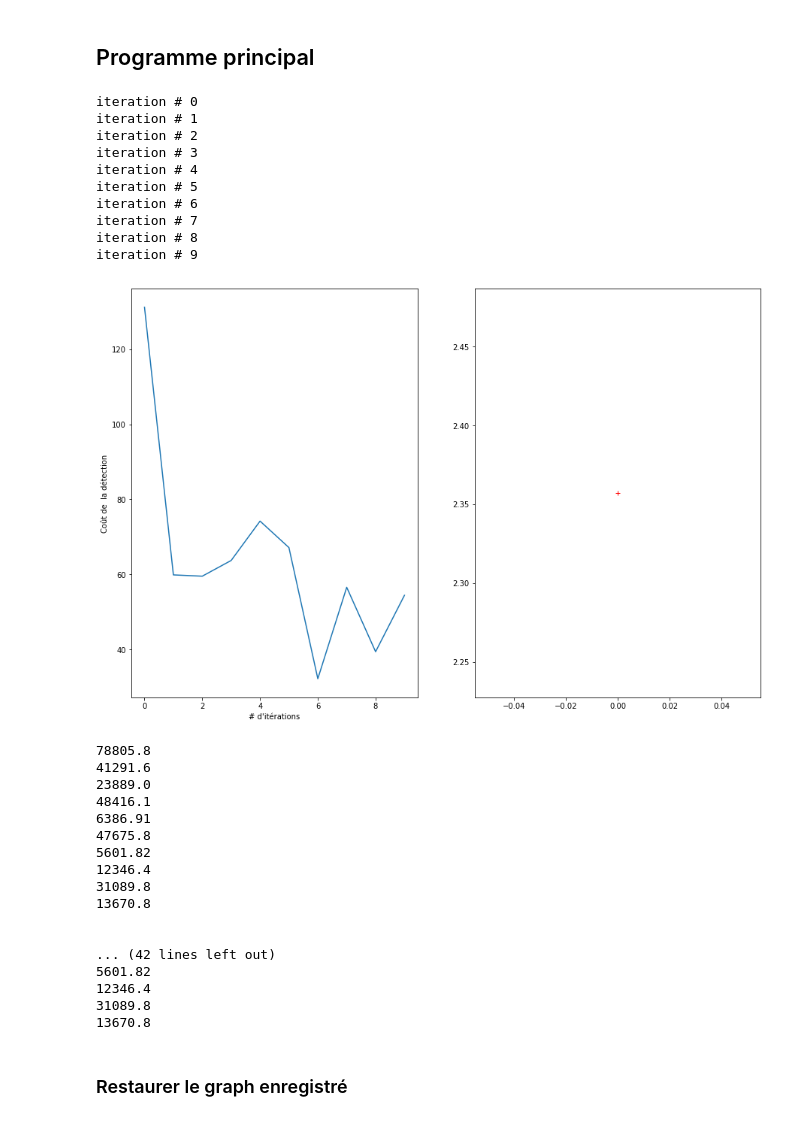
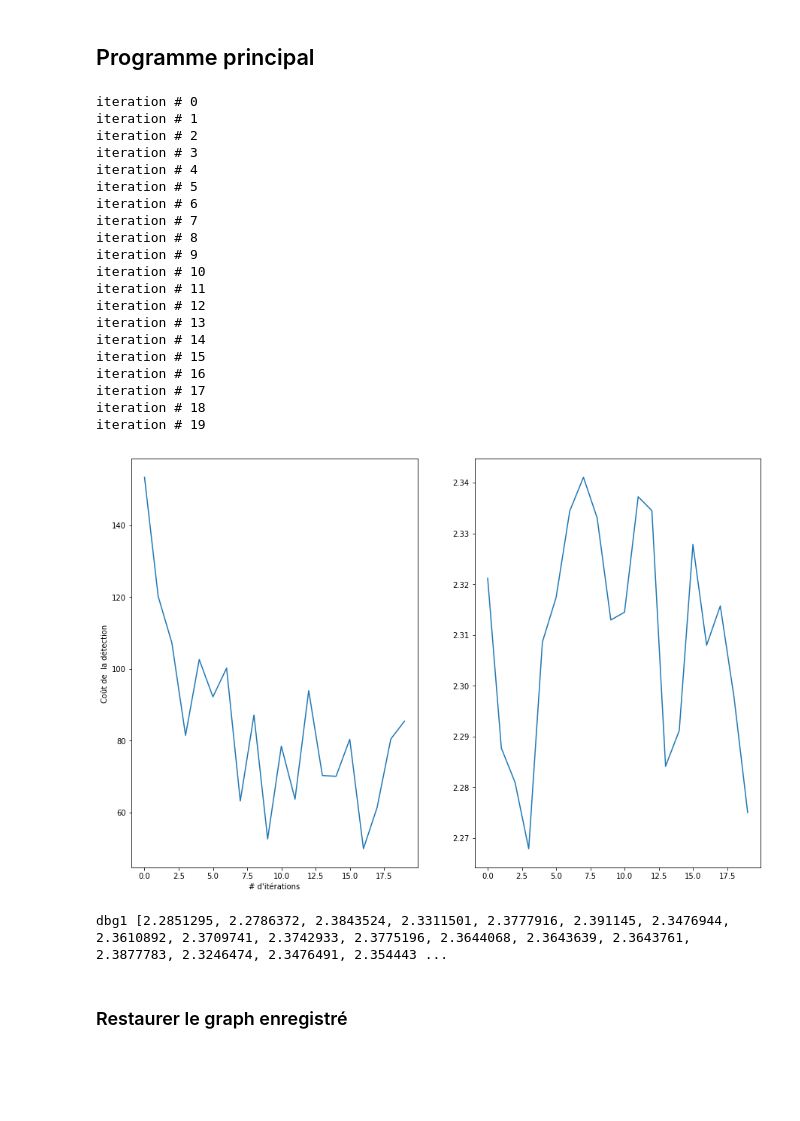
Before and after one commit to pierrealbiges/ActiveVision, a Jupyter notebook: Notebooks/mnist-logPolar-encoding.ipynb, the cells around one changed output. Cells and saved outputs as stored; diff of their text form; code cells hidden in the pictures; blank space fills up the shorter version.

```diff
--- a/Notebooks/mnist-logPolar-encoding.ipynb
+++ b/Notebooks/mnist-logPolar-encoding.ipynb
@@ -320,10 +320,10 @@ sess = tf.Session()
 ### Définir les paramètres principaux
 # %%
 # Paramètres d'apprentissage
-batch_size = 100
-iterations = 10
+batch_size = 300
+iterations = 20
 alpha_detect = 0.001
-alpha_classif = 0.6
+alpha_classif = 0.3 #valeur d'origine : 0.3, augmentation en cours pour tests
 # %%
 # Paramètre de la transformation logPolar
 N_theta, N_orient, N_scale, N_phase = 6, 8, 5, 2
@@ -368,11 +368,9 @@ cost_classif = tf.nn.softmax_cross_entropy_with_logits(labels=labels, logits=cla
 
 cost_detect_graph, cost_classif_graph = [], []
 
-# Lancer l'apprentissage
+# Définition des entraîneurs
 optimizer_detect = tf.train.GradientDescentOptimizer(alpha_detect).minimize(cost_detect) #AdamOptimizer(0.001)
 optimizer_classif = tf.train.GradientDescentOptimizer(alpha_classif).minimize(cost_classif)
-
-summaries = tf.summary.merge_all()
 
 for it in range(iterations):
     print('iteration #', it)
@@ -382,7 +380,6 @@ for it in range(iterations):
 
     #Entrainement détecteur
     values, coord_values = [], []
-    num_x = 0
     for x in batch[0]:
         i_offset, j_offset = minmax(int(np.random.randn() * 15), 40), minmax(int(np.random.randn() * 15), 40)
         coord_values += [(i_offset, j_offset)]
@@ -391,18 +388,17 @@ for it in range(iterations):
         v = phi_vectorial @ np.ravel(image)
         values += [v]
 
-        num_x += 1
+    sess.run(optimizer_detect, {x_train: values, coord: coord_values}) # Lancer l'entraînement
 
-    sess.run(optimizer_detect, {x_train: values, coord: coord_values})
-
+    # Prépration graphiques
     cost_detect_value = sess.run(cost_detect, {x_train : values, coord: coord_values})
     cost_detect_graph += [cost_detect_value]
 
-    # Entrainement classifier (images proches de la fovea)
+    # Entrainement classifier (contexte : images proches de la fovea)
     values, labels_values = [], []
     num_x = 0
     for x in batch[0]:
-        i_offset, j_offset = minmax(int(np.random.randn() * 4), 4), minmax(int(np.random.randn() * 4), 4)
+        i_offset, j_offset = minmax(int(np.random.randn() * 2), 2), minmax(int(np.random.randn() * 2), 2)
         labels_values += [batch[1][num_x]]
         image = mnist_reshape_128(x, i_offset=i_offset, j_offset=j_offset)
         v = phi_vectorial @ np.ravel(image)
@@ -410,65 +406,57 @@ for it in range(iterations):
 
         num_x += 1
 
-    sess.run(optimizer_classif, {x_train: values, labels: labels_values})
+    sess.run(optimizer_classif, {x_train: values, labels: labels_values}) # Lancer l'entraînement
 
+    # Préparations graphiques
     cost_classif_value = sess.run(cost_classif, {x_train: values, labels: labels_values})
     cost_classif_graph += [np.mean(cost_classif_value)]
 
     # Sauvegarder le graph
     #save_path = "/home/pimt/Documents/Notebooks/TF_graph_logpolar.ckpt"
     #saver.save(sess, save_path)
     #print("Model saved in file: %s" % save_path)
 
 # Intégration graphique
 
 plt.subplot(122)
-plt.plot(np.mean(cost_classif_graph), 'r+')
+plt.plot(cost_classif_graph)
 
 plt.subplot(121)
 plt.plot(cost_detect_graph)
 plt.xlabel("# d'itérations")
 plt.ylabel('Coût de  la détection')
 #fig.text(0.5, 0.27, 'Coordonnée j', ha='center', fontsize=25)
 #fig.text(0.07, 0.5, 'Coordonnée i', va='center', rotation='vertical', fontsize=25)
 #fig.text(0.15, 0.645, 'A', ha='center', fontsize=30)
 #fig.text(0.575, 0.645, 'B', ha='center', fontsize=30)
 plt.show()
 # %% [output]
 iteration # 0
 iteration # 1
 iteration # 2
 iteration # 3
 iteration # 4
 iteration # 5
 iteration # 6
 iteration # 7
 iteration # 8
 iteration # 9
+iteration # 10
+iteration # 11
+iteration # 12
+iteration # 13
+iteration # 14
+iteration # 15
+iteration # 16
+iteration # 17
+iteration # 18
+iteration # 19
-[figure, old version]
+[figure, new version]
-# %%
-for _ in range(5):
-    for n in range(10):
-        print(cost_classif_value[n])
-    print('\n')
-# %% [output]
-78805.8
-41291.6
-23889.0
-48416.1
-6386.91
-47675.8
-5601.82
-12346.4
-31089.8
-13670.8
-
-
-... (42 lines left out)
-5601.82
-12346.4
-31089.8
-13670.8
+# %%
+print('dbg1', cost_classif_graph)
+# %% [output]
+dbg1 [2.2851295, 2.2786372, 2.3843524, 2.3311501, 2.3777916, 2.391145, 2.3476944, 2.3610892, 2.3709741, 2.3742933, 2.3775196, 2.3644068, 2.3643639, 2.3643761, 2.3877783, 2.3246474, 2.3476491, 2.354443 ...
 # %%
 sess.close()
 # %% [markdown]
```
Also changed, not shown: parts of 2 cells of this notebook, 1 other file.
